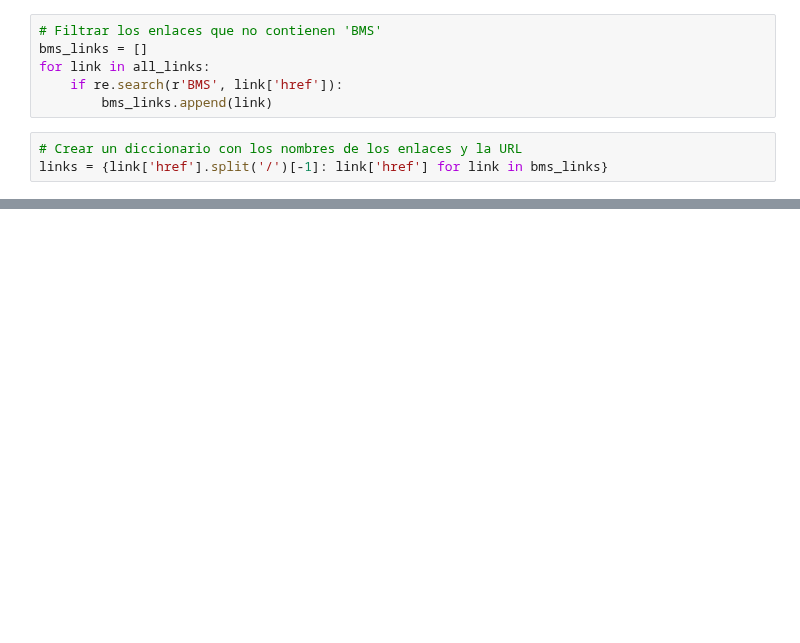
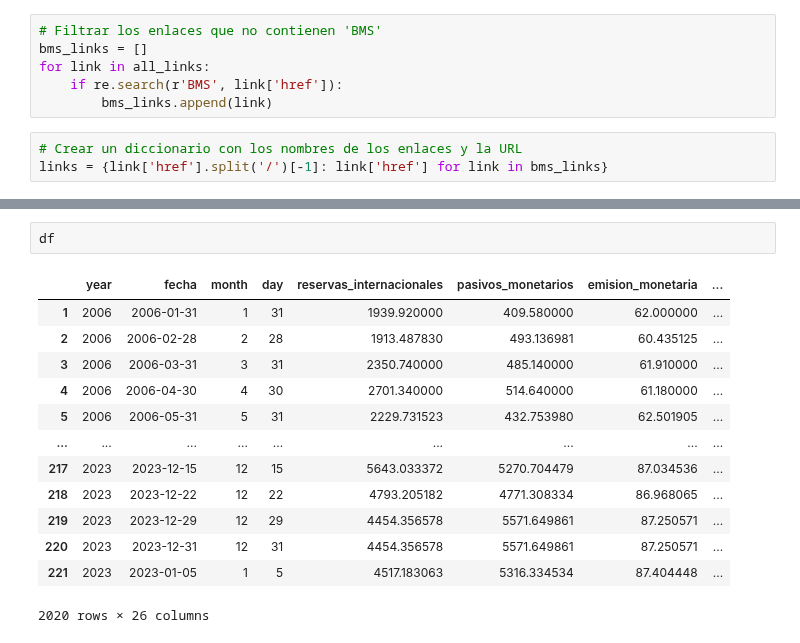
Before and after one commit to alejo-acosta/web-scraping, a Jupyter notebook: web-scraping-economía-UDLA.ipynb, the cells around one changed output, grey strips where cells are left out. Drawn from its saved outputs; the diff is of its cells as text; blank space fills up the shorter version.

```diff
--- a/web-scraping-economía-UDLA.ipynb
+++ b/web-scraping-economía-UDLA.ipynb
@@ -159,0 +196,16 @@ ValueError: too many values to unpack (expected 2)
+# %%
+df
+# %% [output]
+|  | year | fecha | month | day | reservas_internacionales | pasivos_monetarios | emision_monetaria | ... |
+| 1 | 2006 | 2006-01-31 | 1 | 31 | 1939.920000 | 409.580000 | 62.000000 | ... |
+| 2 | 2006 | 2006-02-28 | 2 | 28 | 1913.487830 | 493.136981 | 60.435125 | ... |
+| 3 | 2006 | 2006-03-31 | 3 | 31 | 2350.740000 | 485.140000 | 61.910000 | ... |
+| 4 | 2006 | 2006-04-30 | 4 | 30 | 2701.340000 | 514.640000 | 61.180000 | ... |
+| 5 | 2006 | 2006-05-31 | 5 | 31 | 2229.731523 | 432.753980 | 62.501905 | ... |
+| ... | ... | ... | ... | ... | ... | ... | ... | ... |
+| 217 | 2023 | 2023-12-15 | 12 | 15 | 5643.033372 | 5270.704479 | 87.034536 | ... |
+| 218 | 2023 | 2023-12-22 | 12 | 22 | 4793.205182 | 4771.308334 | 86.968065 | ... |
+| 219 | 2023 | 2023-12-29 | 12 | 29 | 4454.356578 | 5571.649861 | 87.250571 | ... |
+| 220 | 2023 | 2023-12-31 | 12 | 31 | 4454.356578 | 5571.649861 | 87.250571 | ... |
+| 221 | 2023 | 2023-01-05 | 1 | 5 | 4517.183063 | 5316.334534 | 87.404448 | ... |
+2020 rows × 26 columns
```
Also changed, not shown: parts of 20 cells of this notebook, 12 other files.
